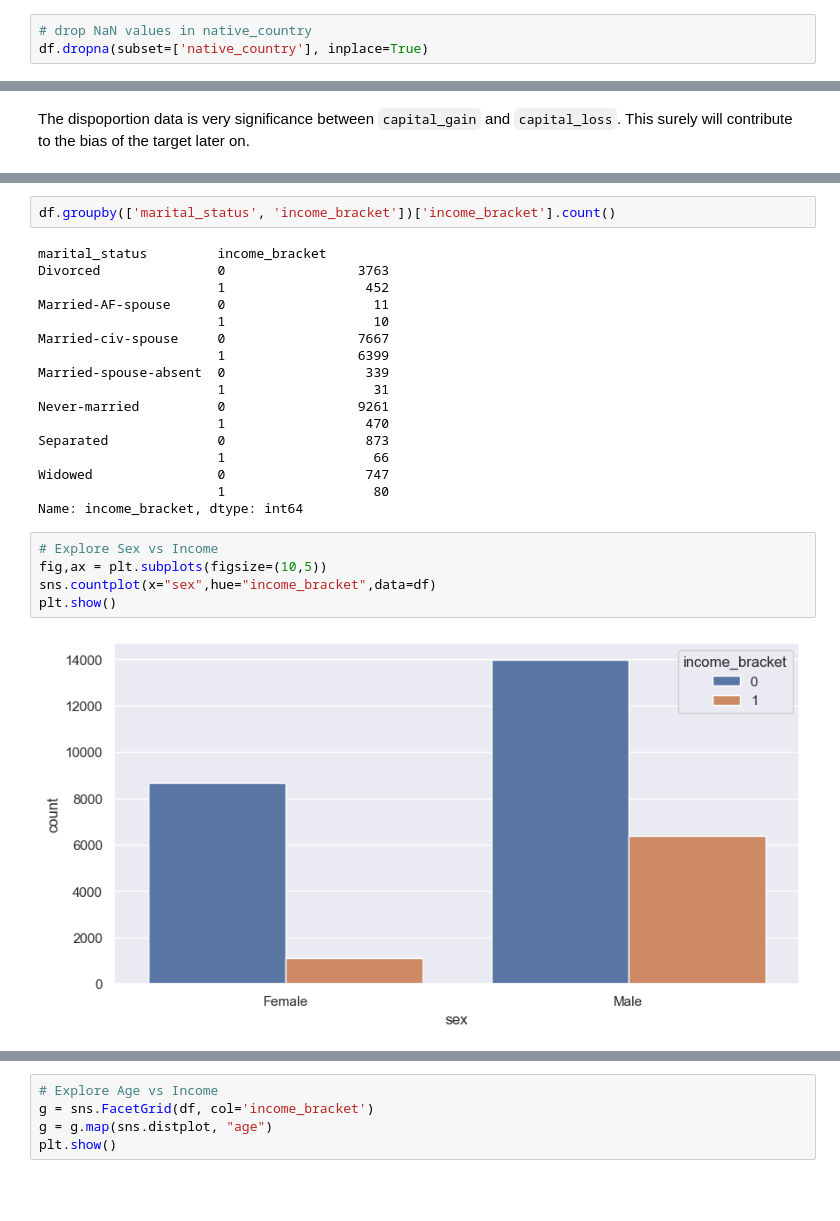
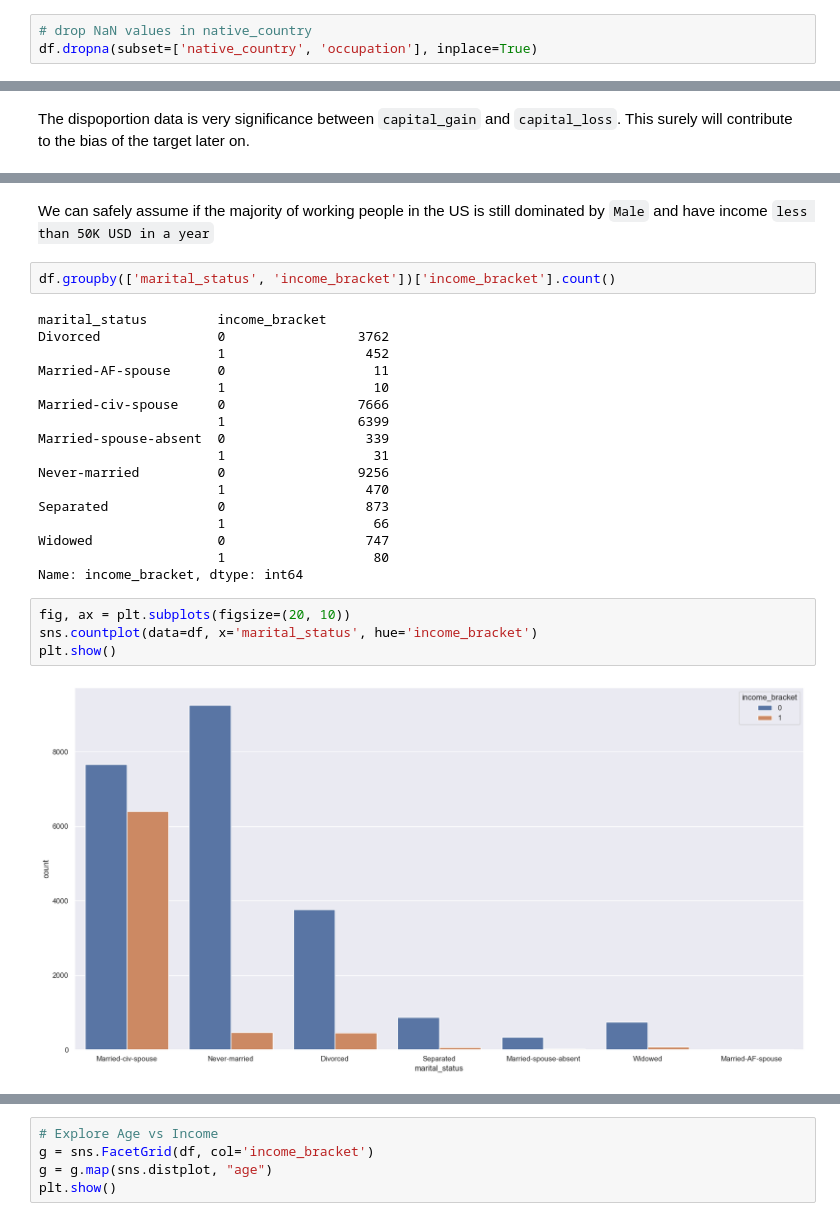
Before and after one commit to zakish29/census-adult-income, a Jupyter notebook: h8dsft_P1G2_zaki.ipynb, the cells around one changed output, grey strips where cells are left out. Saved outputs shown, nothing was run; the diff lists cells and outputs as text; blank space fills up the shorter version.

```diff
--- a/h8dsft_P1G2_zaki.ipynb
+++ b/h8dsft_P1G2_zaki.ipynb
@@ -247,7 +247,7 @@ income_bracket      0
 dtype: int64
 # %%
 # drop NaN values in native_country
-df.dropna(subset=['native_country'], inplace=True)
+df.dropna(subset=['native_country', 'occupation'], inplace=True)
 # %%
 # Get percentage of 0 values in each column
 for col in df.columns:
@@ -309,16 +371,18 @@ plt.show()
+# %% [markdown]
+We can safely assume if the majority of working people in the US is still dominated by `Male` and have income `less than 50K USD in a year`
 # %%
 df.groupby(['marital_status', 'income_bracket'])['income_bracket'].count()
 # %% [output]
 marital_status         income_bracket
-Divorced               0                 3763
+Divorced               0                 3762
                        1                  452
 Married-AF-spouse      0                   11
                        1                   10
-Married-civ-spouse     0                 7667
+Married-civ-spouse     0                 7666
                        1                 6399
 Married-spouse-absent  0                  339
                        1                   31
-Never-married          0                 9261
+Never-married          0                 9256
                        1                  470
 Separated              0                  873
                        1                   66
@@ -326,9 +390,8 @@ Widowed                0                  747
                        1                   80
 Name: income_bracket, dtype: int64
 # %%
-# Explore Sex vs Income
-fig,ax = plt.subplots(figsize=(10,5))
-sns.countplot(x="sex",hue="income_bracket",data=df)
+fig, ax = plt.subplots(figsize=(20, 10))
+sns.countplot(data=df, x='marital_status', hue='income_bracket')
 plt.show()
 # %% [output]
-[figure, old version]
+[figure, new version]
```
Also changed, not shown: parts of 59 cells of this notebook, 6 other files.
